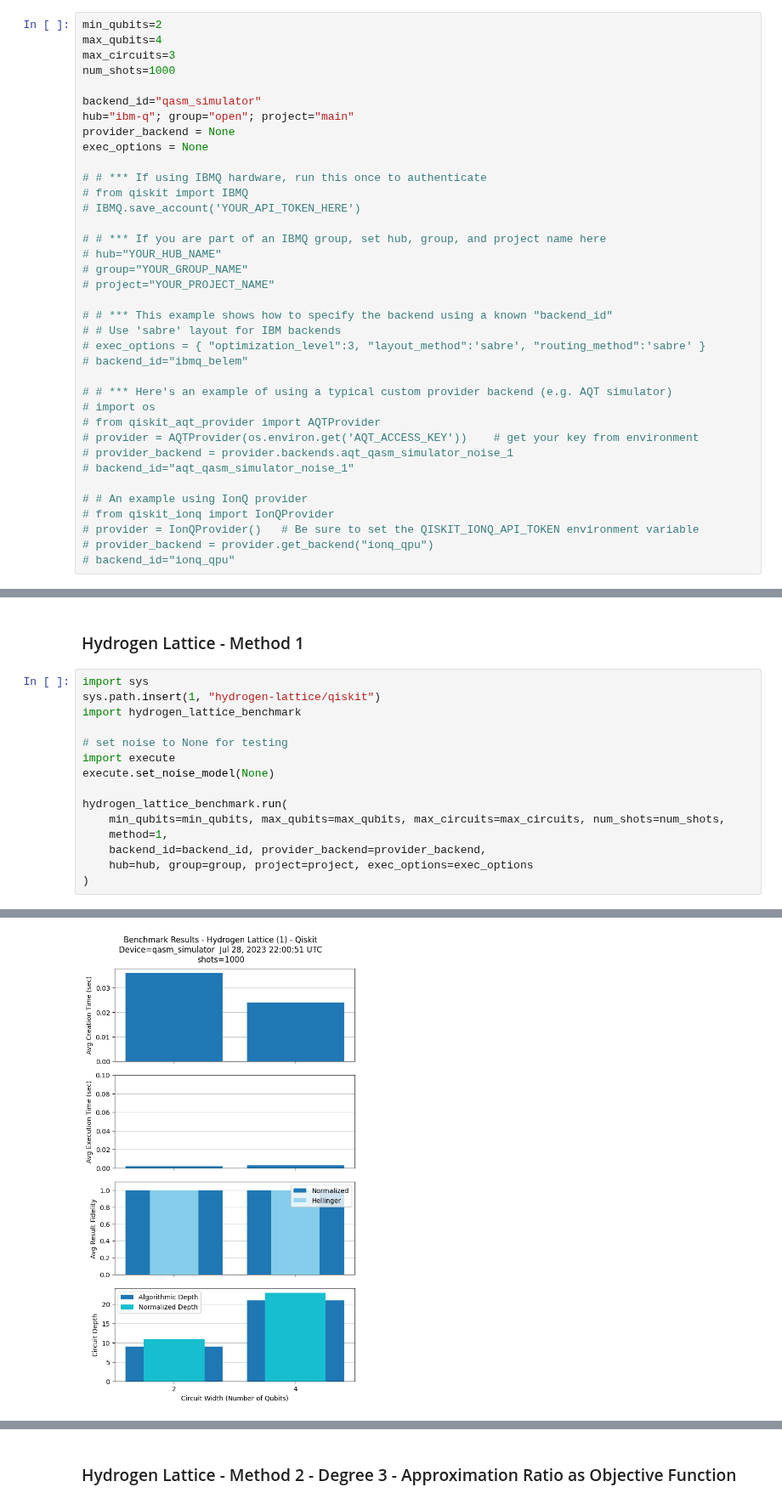
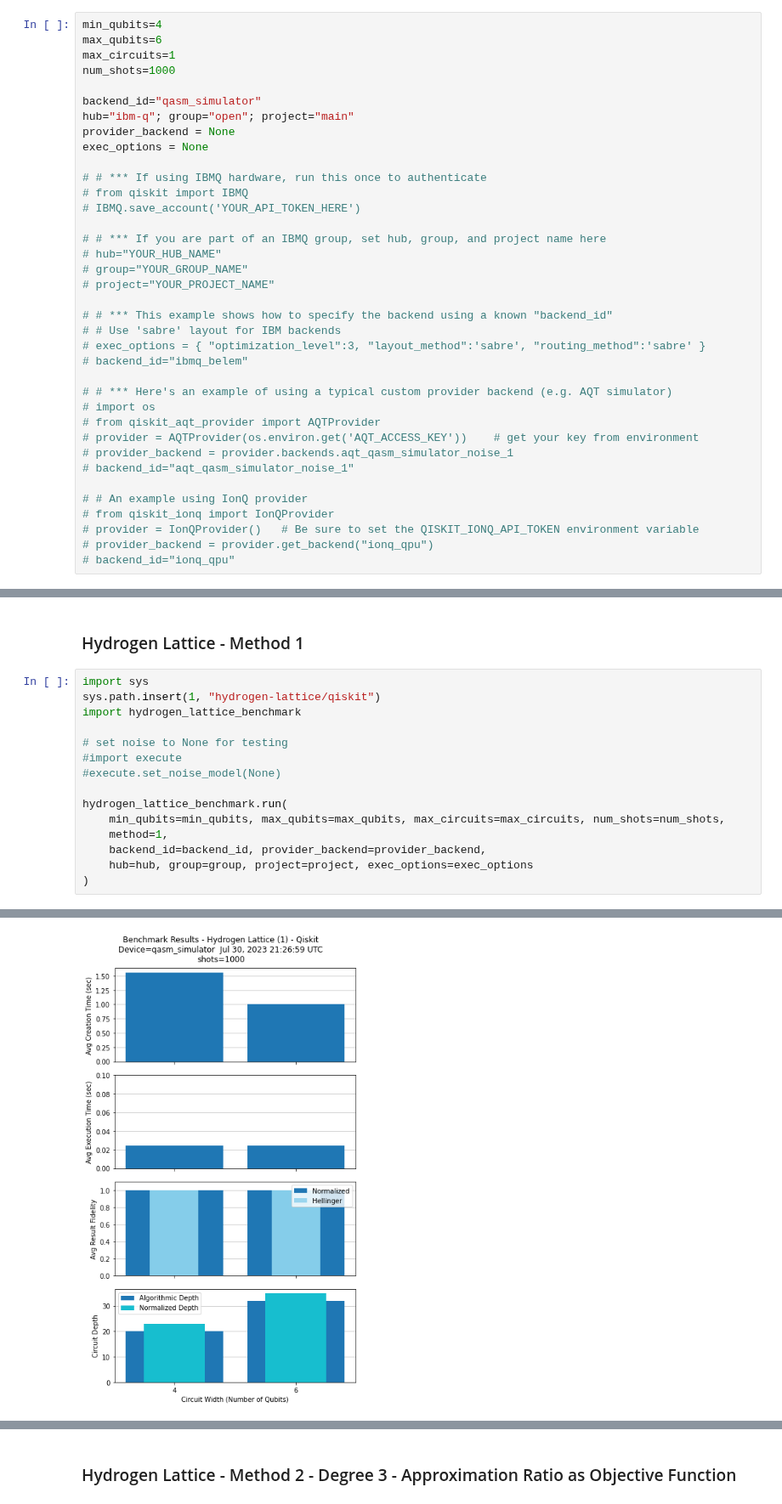
Before and after one commit to SRI-International/QC-App-Oriented-Benchmarks, a Jupyter notebook: hydrogen-lattice/qiskit/benchmarks-qiskit-add-hydrogen-lattice.ipynb, the cells around one changed output, grey strips where cells are left out. Shown at 85% size. Saved outputs shown, nothing was run; the diff lists cells and outputs as text.

```diff
--- a/hydrogen-lattice/qiskit/benchmarks-qiskit-add-hydrogen-lattice.ipynb
+++ b/hydrogen-lattice/qiskit/benchmarks-qiskit-add-hydrogen-lattice.ipynb
@@ -4,9 +4,9 @@ The notebook contains a suite of prototype application benchmarks for the Qiskit
 Configure and run the cell below with the desired execution settings.
 Then execute the remaining cells, each containing one benchmark program.
 # %%
-min_qubits=2
-max_qubits=4
-max_circuits=3
+min_qubits=4
+max_qubits=6
+max_circuits=1
 num_shots=1000
 
 backend_id="qasm_simulator"
@@ -62,8 +62,8 @@ sys.path.insert(1, "hydrogen-lattice/qiskit")
 import hydrogen_lattice_benchmark
 
 # set noise to None for testing
-import execute
-execute.set_noise_model(None)
+#import execute
+#execute.set_noise_model(None)
 
 hydrogen_lattice_benchmark.run(
     min_qubits=min_qubits, max_qubits=max_qubits, max_circuits=max_circuits, num_shots=num_shots,
@@ -92 +92 @@ Average Hellinger, Normalized Fidelity for the 4 qubit group = 1.0, 1.0
-[figure, old version]
+[figure, new version]
```
Also changed, not shown: parts of 4 cells of this notebook, 1 other file.
